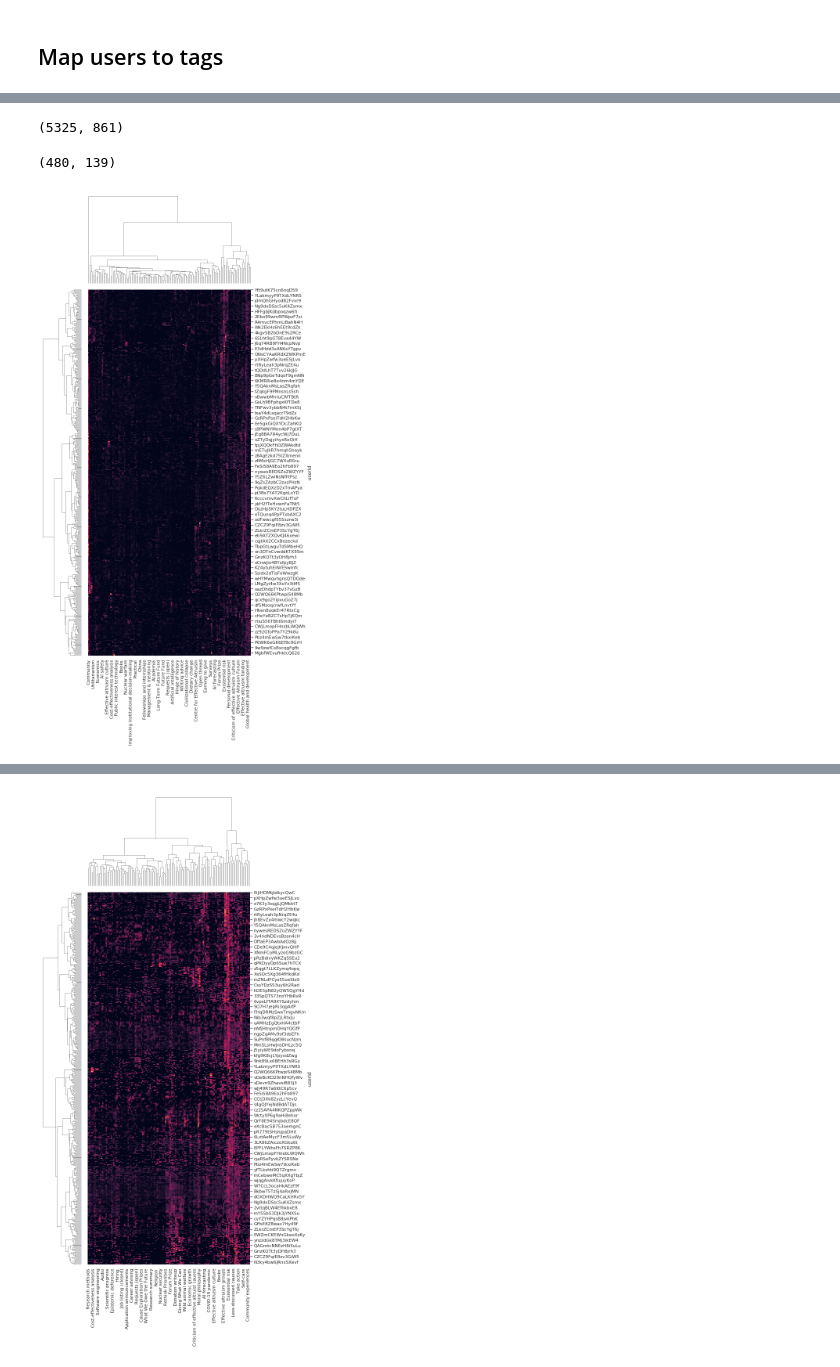
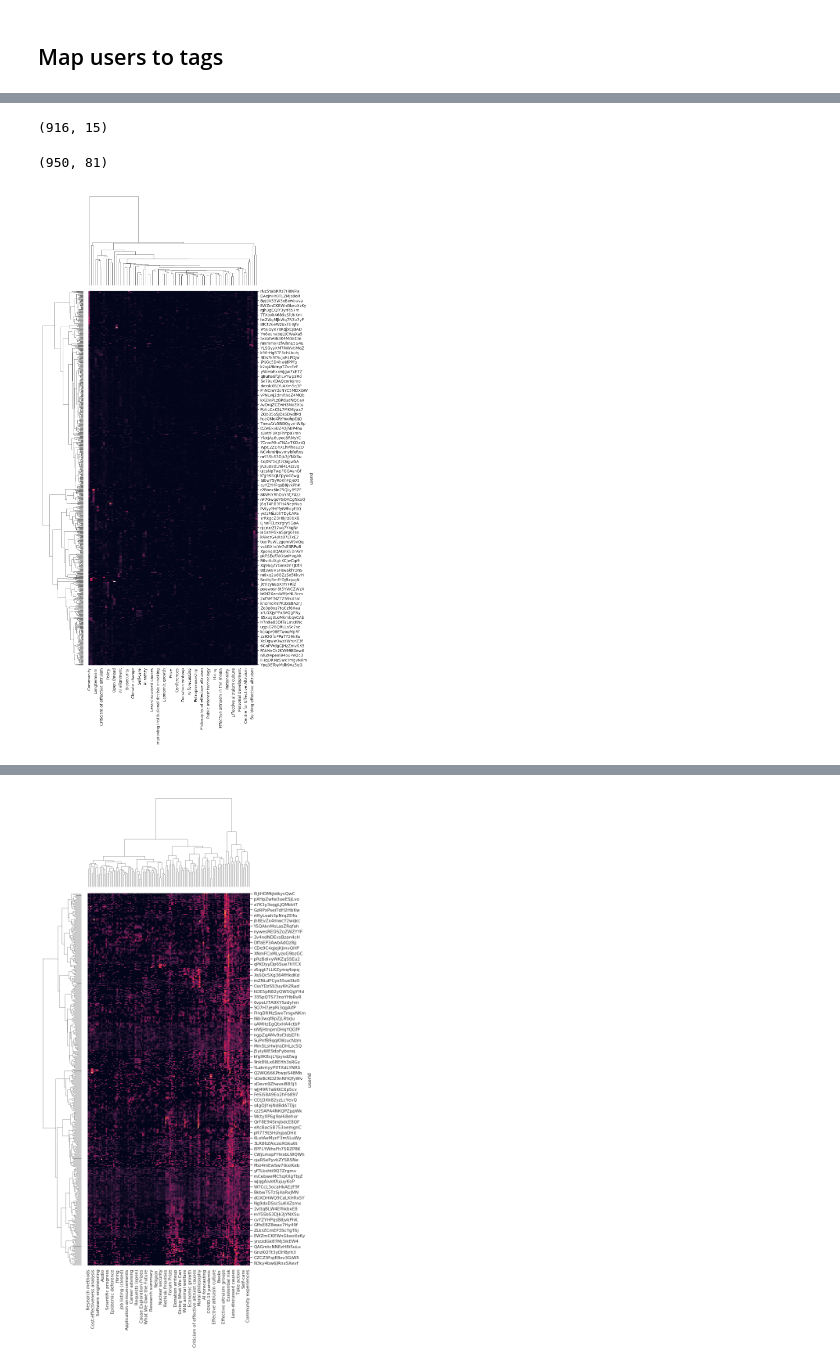
Before and after one commit to seads-org/ea-forum-experiments, a Jupyter notebook: notebooks/analysis/user_overview.ipynb, the cells around one changed output, grey strips where cells are left out. Drawn from its saved outputs; the diff is of its cells as text; code cells hidden in the pictures.

```diff
--- a/notebooks/analysis/user_overview.ipynb
+++ b/notebooks/analysis/user_overview.ipynb
@@ -106,4 +138,18 @@ plt.xlim(0, user_info.n_days.max());
-# %%
-user_info.loc[((user_info.n_posts == 0) & (user_info.n_comments == 0)), 'category'] = 'inactive'
-user_info.loc[(user_info.n_posts > 70), 'category'] = 'top-writers'
+# %%
+user_info['category'] = ''
+user_info.loc[((user_info.n_posts == 0) & (user_info.n_comments == 0)), 'category'] = 'inactive'
+
+low_act_mask = (
+    (
+        ((user_info.n_posts <= 3) & (user_info.n_comments <= 5))
+        # (np.minimum(user_info.n_posts, user_info.n_comments) < 2)
+    ) &
+    (user_info.category == '')
+)
+user_info.loc[low_act_mask, 'category'] = 'low-activity'
+user_info.loc[(user_info.n_posts >= 70), 'category'] = 'top-writers'
+user_info.loc[(user_info.karma < 0), 'category'] = 'down-voted'
+user_info.loc[user_info.category == '', 'category'] = 'active'
+user_info.loc[(user_info.category == 'active') & (user_info.n_comments < 2) & (user_info.n_posts > 10), 'category'] = 'posters'
+user_info.loc[(user_info.category == 'active') & (user_info.n_posts < 2), 'category'] = 'commenters'
 # %%
@@ -134,3 +272,5 @@ relevant_posts_per_user = Series(
+# %%
+relevant_posts_per_user = estimate_relevant_posts_per_user(comments, users)
 # %%
 np.log10(relevant_posts_per_user.map(len)).hist(bins=50)
 plt.title('Number of posts per user'); plt.xlabel('log10(posts)'); plt.ylabel('Num. users');
@@ -139,34 +279,45 @@ plt.title('Number of posts per user'); plt.xlabel('log10(posts)'); plt.ylabel('N
-# %%
-tags_per_post = dict(posts.tags)
-tags_per_user = relevant_posts_per_user.map(lambda x: Series([tags_per_post.get(p, None) for p in x]).explode().value_counts())
-tags_per_user = pd.concat(tags_per_user.values, axis=1).fillna(0).T.set_index(tags_per_user.index)
-tags_per_user.shape
-# %% [output]
-(5325, 861)
-# %%
-tags_per_user_filt = tags_per_user.iloc[(tags_per_user > 0).sum(axis=1).values >= 5, (tags_per_user > 0).sum().values > 200]
-tags_per_user_filt = tags_per_user_filt[tags_per_user_filt.sum(axis=1) > 50]
-tags_per_user_filt.shape
-# %% [output]
-(480, 139)
+# %%
+clusts_per_post = dv_data['art_df']['clust1'].map(lambda x: [x])
+clusts_per_post.index = posts.index
+
+tags_per_user = estimate_tags_per_user(
+    # relevant_posts_per_user,
+    relevant_posts_per_user[user_info.category[relevant_posts_per_user.index] == 'active'],
+    # users.posts[users.posts.map(len) > 0],
+    clusts_per_post,
+    min_content_per_user=5, # 10
+    min_users_per_tag=1
+)
+tags_per_user.shape
+# %% [output]
+(916, 15)
+# %%
+tags_per_user = estimate_tags_per_user(
+    # relevant_posts_per_user,
+    relevant_posts_per_user[user_info.category[relevant_posts_per_user.index] == 'active'],
+    posts.tags, min_content_per_user=10, min_users_per_tag=200
+)
+tags_per_user.shape
+# %% [output]
+(950, 81)
 # %%
 # p_mat = np.log10(tags_per_user_filt + 1)
-p_mat = tags_per_user_filt
+p_mat = tags_per_user
 p_mat = (p_mat.T / p_mat.sum(axis=1)).T
-p_mat = np.log10(p_mat * 10 + 1)
+# p_mat = np.log10(p_mat * 10 + 1)
 sns.clustermap(
     # (tags_per_user_filt > 0),
     # np.log10(tags_per_user_filt / tags_per_user_filt.sum() * 10 + 1),
     p_mat,
     method='ward',
     # method='median',
     # metric='correlation',
     figsize=(10,20),
     cbar_pos=None
 );
 plt.tight_layout()
 # %% [output]
-[figure, old version]
+[figure, new version]
 # %%
 emb = umap.UMAP(metric='cosine', spread=2, min_dist=0.1).fit_transform(p_mat.values)
 # %%
```
Also changed, not shown: parts of 38 cells of this notebook, 2 other files.
